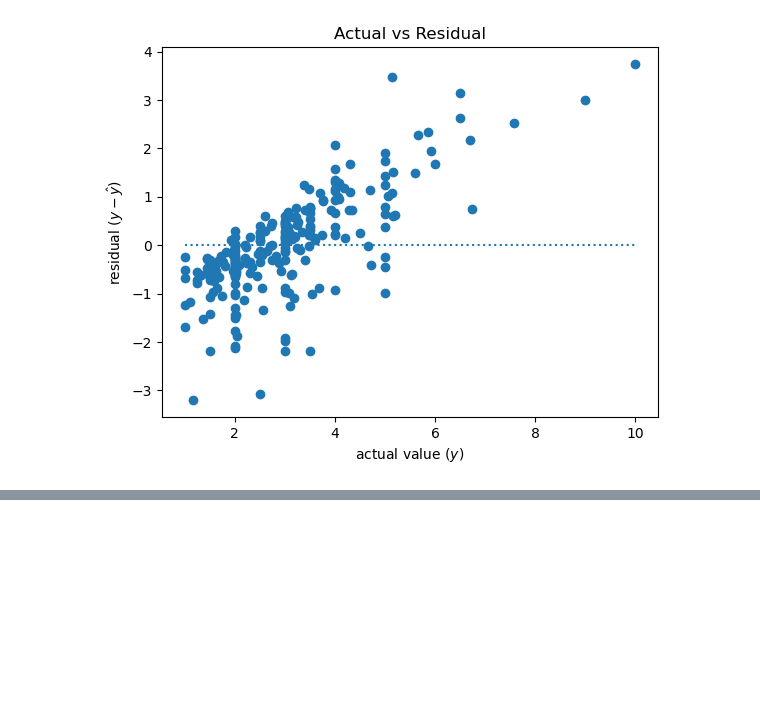
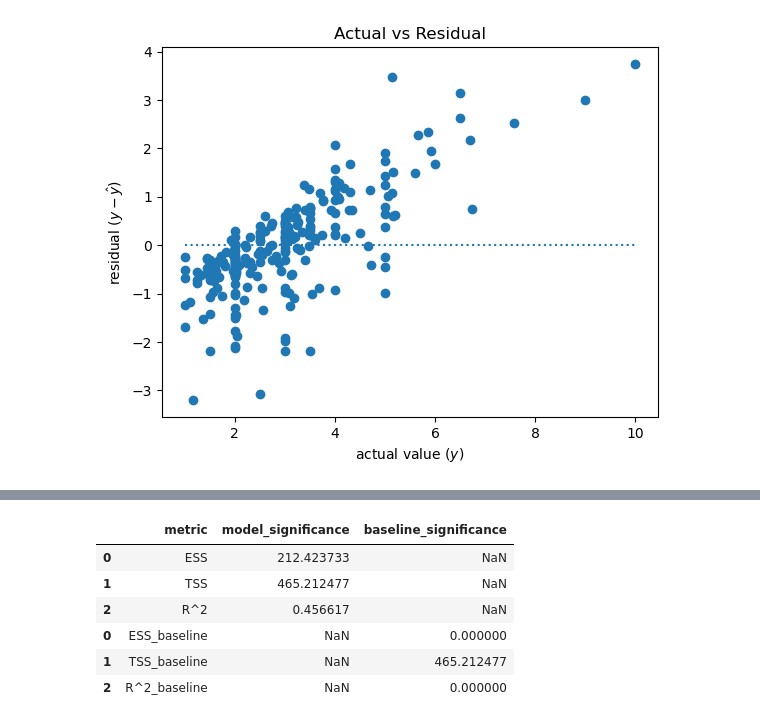
Before and after one commit to Marley-C-Robinson-99/regression-exercises, a Jupyter notebook: Evaluate.ipynb, the cells around one changed output, grey strips where cells are left out. Saved outputs shown, nothing was run; the diff lists cells and outputs as text; code cells hidden in the pictures; blank space fills up the shorter version.

```diff
--- a/Evaluate.ipynb
+++ b/Evaluate.ipynb
@@ -32,0 +56,10 @@ ev.plot_residuals(tips.tip, tips.yhat)
+# %%
+df_sig
+# %% [output]
+|  | metric | model_significance | baseline_significance |
+| 0 | ESS | 212.423733 | NaN |
+| 1 | TSS | 465.212477 | NaN |
+| 2 | R^2 | 0.456617 | NaN |
+| 0 | ESS_baseline | NaN | 0.000000 |
+| 1 | TSS_baseline | NaN | 465.212477 |
+| 2 | R^2_baseline | NaN | 0.000000 |
```
Also changed, not shown: parts of 5 cells of this notebook, 4 other files.
